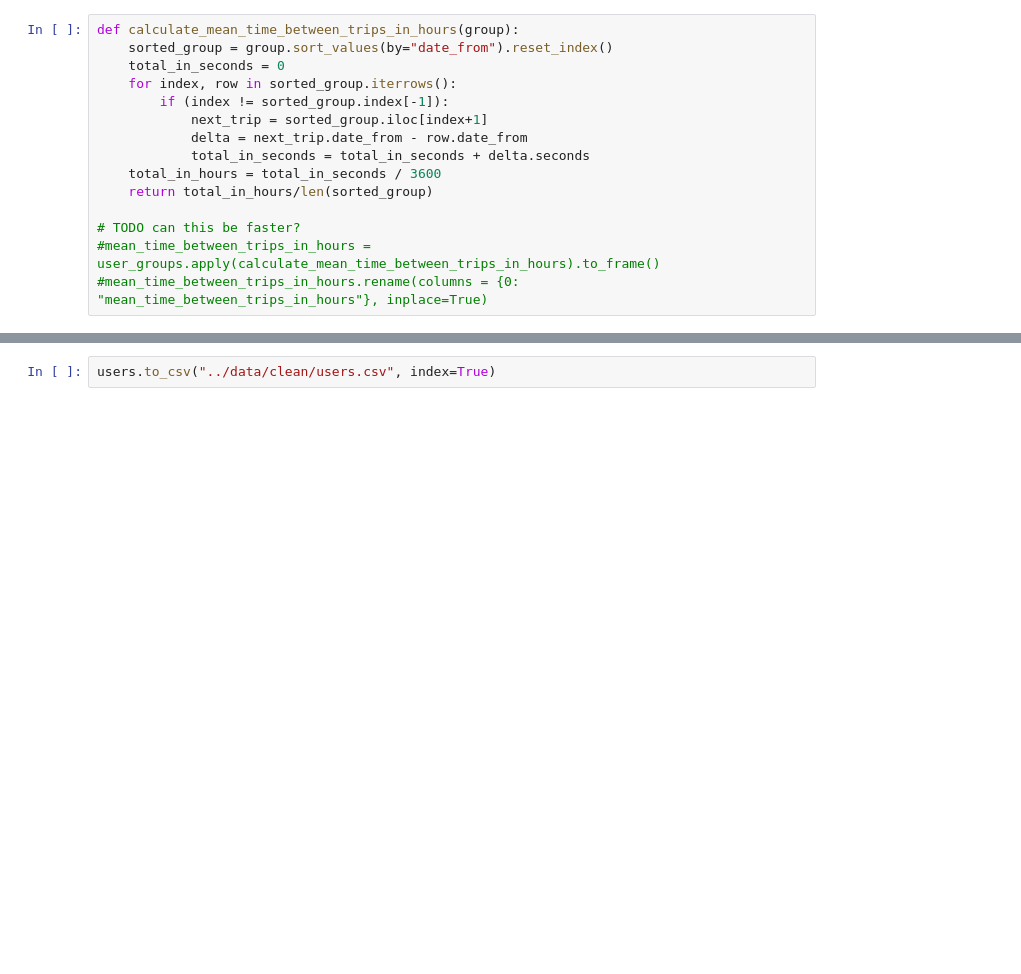
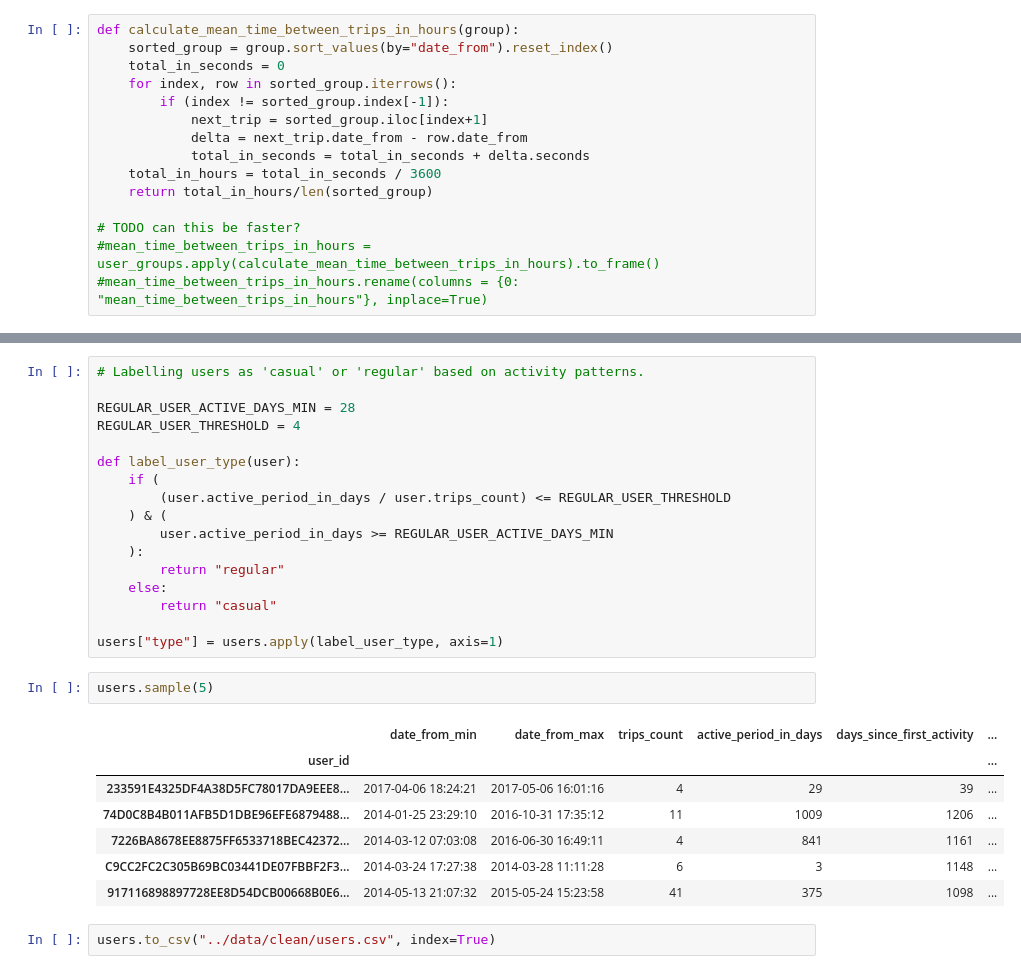
Before and after one commit to dorotheelaugwitz/master-thesis, a Jupyter notebook: extract_user_data.ipynb, the cells around one changed output, grey strips where cells are left out. Drawn from its saved outputs; the diff is of its cells as text; blank space fills up the shorter version.

Commit message:
By user type

```diff
--- a/extract_user_data.ipynb
+++ b/extract_user_data.ipynb
@@ -99,2 +83,29 @@ users
+# %%
+# Labelling users as 'casual' or 'regular' based on activity patterns.
+
+REGULAR_USER_ACTIVE_DAYS_MIN = 28
+REGULAR_USER_THRESHOLD = 4
+
+def label_user_type(user):
+    if (
+        (user.active_period_in_days / user.trips_count) <= REGULAR_USER_THRESHOLD
+    ) & (
+        user.active_period_in_days >= REGULAR_USER_ACTIVE_DAYS_MIN
+    ):
+        return "regular"
+    else:
+        return "casual"
+
+users["type"] = users.apply(label_user_type, axis=1)
+# %%
+users.sample(5)
+# %% [output]
+|  | date_from_min | date_from_max | trips_count | active_period_in_days | days_since_first_activity | ... |
+| user_id |  |  |  |  |  | ... |
+| 233591E4325DF4A38D5FC78017DA9EEE8... | 2017-04-06 18:24:21 | 2017-05-06 16:01:16 | 4 | 29 | 39 | ... |
+| 74D0C8B4B011AFB5D1DBE96EFE6879488... | 2014-01-25 23:29:10 | 2016-10-31 17:35:12 | 11 | 1009 | 1206 | ... |
+| 7226BA8678EE8875FF6533718BEC42372... | 2014-03-12 07:03:08 | 2016-06-30 16:49:11 | 4 | 841 | 1161 | ... |
+| C9CC2FC2C305B69BC03441DE07FBBF2F3... | 2014-03-24 17:27:38 | 2014-03-28 11:11:28 | 6 | 3 | 1148 | ... |
+| 917116898897728EE8D54DCB00668B0E6... | 2014-05-13 21:07:32 | 2015-05-24 15:23:58 | 41 | 375 | 1098 | ... |
 # %%
 users.to_csv("../data/clean/users.csv", index=True)
```
Also changed, not shown: parts of 2 cells of this notebook, 9 other files.
